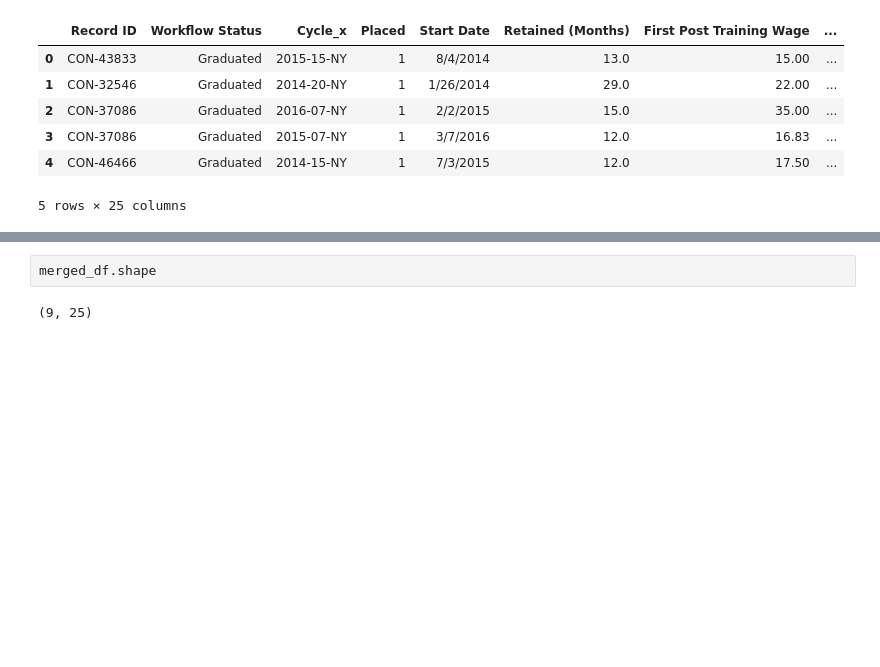
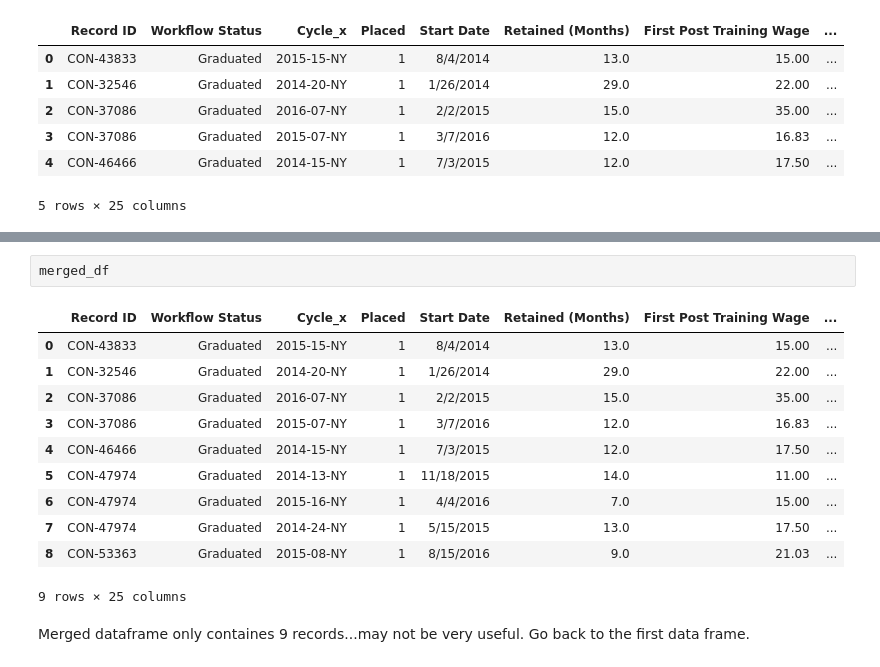
Before and after one commit to KT12/keepintouch, a Jupyter notebook: per_scholas_eda.ipynb, the cells around one changed output, grey strips where cells are left out. Drawn from its saved outputs; the diff is of its cells as text; blank space fills up the shorter version.

```diff
--- a/per_scholas_eda.ipynb
+++ b/per_scholas_eda.ipynb
@@ -107,6 +108,18 @@ merged_df.describe()
 | 75% | 1.0 | 14.000000 | 21.030000 | 38.750000 | 2.000000 | 2.000000 | ... |
 | max | 1.0 | 29.000000 | 35.000000 | 39.620000 | 5.000000 | 5.000000 | ... |
 # %%
-merged_df.shape
+merged_df
 # %% [output]
+|  | Record ID | Workflow Status | Cycle_x | Placed | Start Date | Retained (Months) | First Post Training Wage | ... |
+| 0 | CON-43833 | Graduated | 2015-15-NY | 1 | 8/4/2014 | 13.0 | 15.00 | ... |
+| 1 | CON-32546 | Graduated | 2014-20-NY | 1 | 1/26/2014 | 29.0 | 22.00 | ... |
+| 2 | CON-37086 | Graduated | 2016-07-NY | 1 | 2/2/2015 | 15.0 | 35.00 | ... |
+| 3 | CON-37086 | Graduated | 2015-07-NY | 1 | 3/7/2016 | 12.0 | 16.83 | ... |
+| 4 | CON-46466 | Graduated | 2014-15-NY | 1 | 7/3/2015 | 12.0 | 17.50 | ... |
+| 5 | CON-47974 | Graduated | 2014-13-NY | 1 | 11/18/2015 | 14.0 | 11.00 | ... |
+| 6 | CON-47974 | Graduated | 2015-16-NY | 1 | 4/4/2016 | 7.0 | 15.00 | ... |
+| 7 | CON-47974 | Graduated | 2014-24-NY | 1 | 5/15/2015 | 13.0 | 17.50 | ... |
+| 8 | CON-53363 | Graduated | 2015-08-NY | 1 | 8/15/2016 | 9.0 | 21.03 | ... |
-(9, 25)
+9 rows × 25 columns
+# %% [markdown]
+Merged dataframe only containes 9 records...may not be very useful.  Go back to the first data frame.
```
Also changed, not shown: parts of 2 cells of this notebook.
